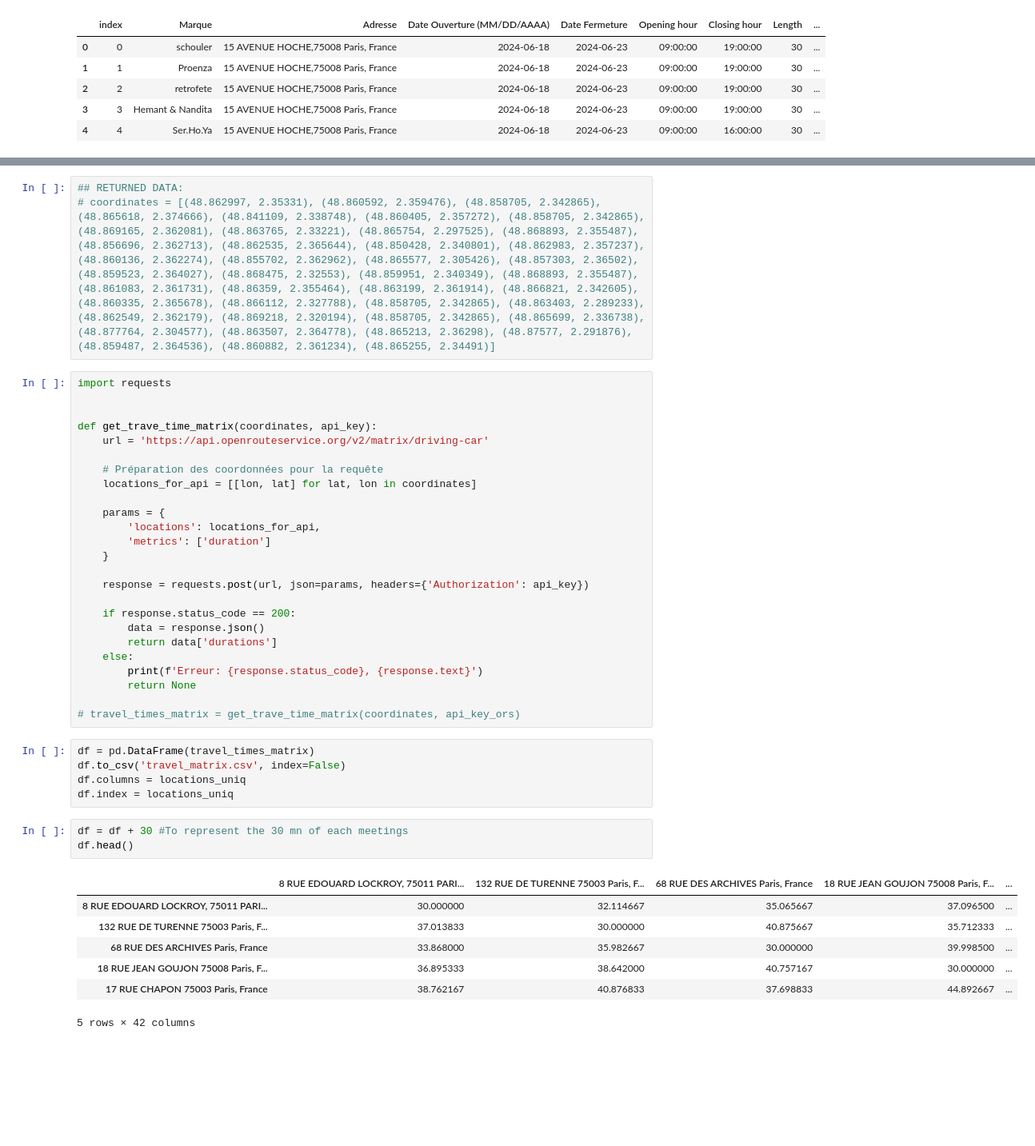
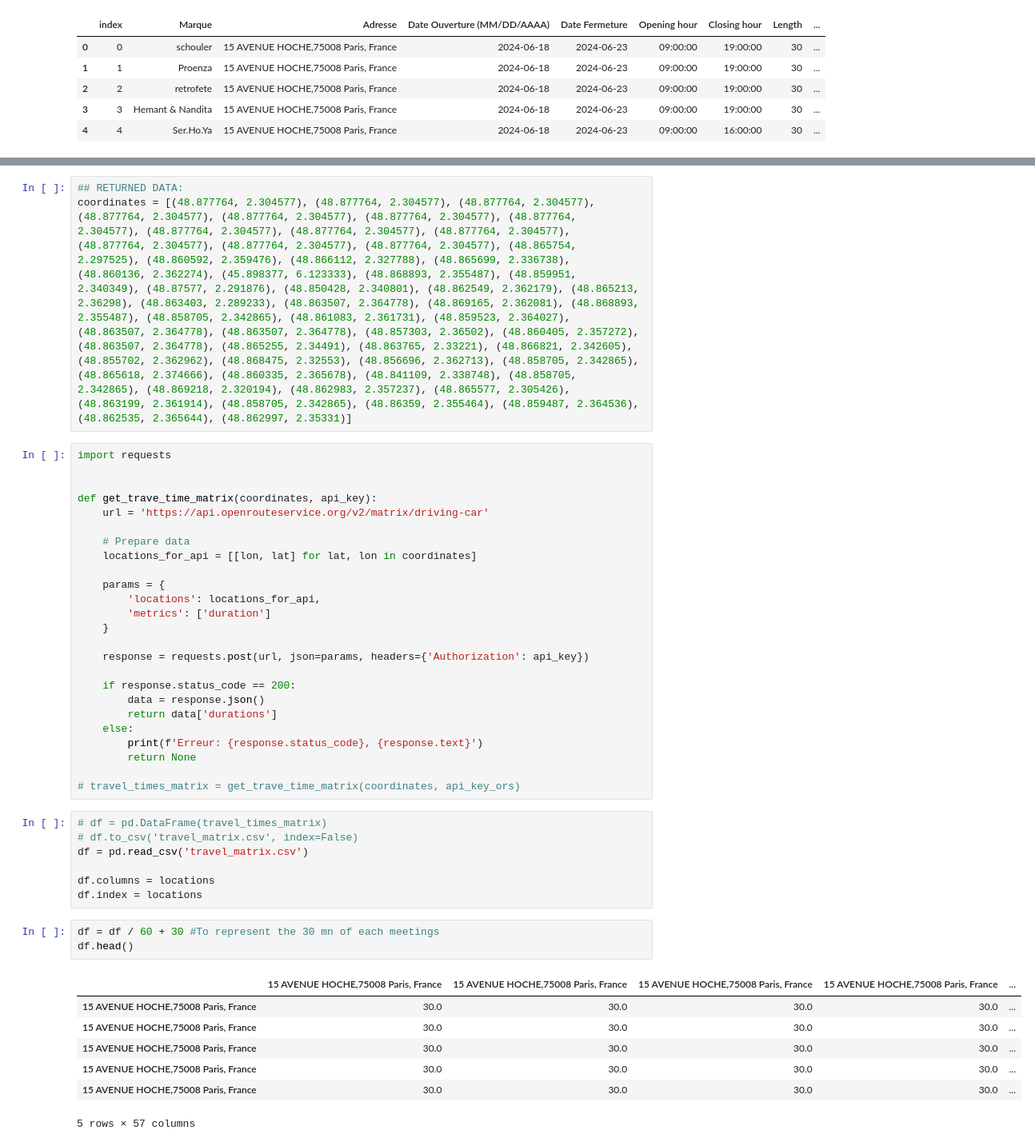
Before and after one commit to codeurEnHerbe/Analysis_and_vrptw, a Jupyter notebook: Transportation problem POC.ipynb, the cells around one changed output, grey strips where cells are left out. Shown at 80% size. Cells and saved outputs as stored; diff of their text form; blank space fills up the shorter version.

```diff
--- a/Transportation problem POC.ipynb
+++ b/Transportation problem POC.ipynb
@@ -143,6 +168,6 @@ print(locations_uniq)
 # %%
 ## RETURNED DATA:
-# coordinates = [(48.862997, 2.35331), (48.860592, 2.359476), (48.858705, 2.342865), (48.865618, 2.374666), (48.841109, 2.338748), (48.860405, 2.357272), (48.858705, 2.342865), (48.869165, 2.362081), (48.863765, 2.33221), (48.865754, 2.297525), (48.868893, 2.355487), (48.856696, 2.362713), (48.862535, 2.365644), (48.850428, 2.340801), (48.862983, 2.357237), (48.860136, 2.362274), (48.855702, 2.362962), (48.865577, 2.305426), (48.857303, 2.36502), (48.859523, 2.364027), (48.868475, 2.32553), (48.859951, 2.340349), (48.868893, 2.355487), (48.861083, 2.361731), (48.86359, 2.355464), (48.863199, 2.361914), (48.866821, 2.342605), (48.860335, 2.365678), (48.866112, 2.327788), (48.858705, 2.342865), (48.863403, 2.289233), (48.862549, 2.362179), (48.869218, 2.320194), (48.858705, 2.342865), (48.865699, 2.336738), (48.877764, 2.304577), (48.863507, 2.364778), (48.865213, 2.36298), (48.87577, 2.291876), (48.859487, 2.364536), (48.860882, 2.361234), (48.865255, 2.34491)]
+coordinates = [(48.877764, 2.304577), (48.877764, 2.304577), (48.877764, 2.304577), (48.877764, 2.304577), (48.877764, 2.304577), (48.877764, 2.304577), (48.877764, 2.304577), (48.877764, 2.304577), (48.877764, 2.304577), (48.877764, 2.304577), (48.877764, 2.304577), (48.877764, 2.304577), (48.877764, 2.304577), (48.865754, 2.297525), (48.860592, 2.359476), (48.866112, 2.327788), (48.865699, 2.336738), (48.860136, 2.362274), (45.898377, 6.123333), (48.868893, 2.355487), (48.859951, 2.340349), (48.87577, 2.291876), (48.850428, 2.340801), (48.862549, 2.362179), (48.865213, 2.36298), (48.863403, 2.289233), (48.863507, 2.364778), (48.869165, 2.362081), (48.868893, 2.355487), (48.858705, 2.342865), (48.861083, 2.361731), (48.859523, 2.364027), (48.863507, 2.364778), (48.863507, 2.364778), (48.857303, 2.36502), (48.860405, 2.357272), (48.863507, 2.364778), (48.865255, 2.34491), (48.863765, 2.33221), (48.866821, 2.342605), (48.855702, 2.362962), (48.868475, 2.32553), (48.856696, 2.362713), (48.858705, 2.342865), (48.865618, 2.374666), (48.860335, 2.365678), (48.841109, 2.338748), (48.858705, 2.342865), (48.869218, 2.320194), (48.862983, 2.357237), (48.865577, 2.305426), (48.863199, 2.361914), (48.858705, 2.342865), (48.86359, 2.355464), (48.859487, 2.364536), (48.862535, 2.365644), (48.862997, 2.35331)]
 # %%
 import requests
 
@@ -150,7 +175,7 @@ import requests
 def get_trave_time_matrix(coordinates, api_key):
     url = 'https://api.openrouteservice.org/v2/matrix/driving-car'
 
-    # Préparation des coordonnées pour la requête
+    # Prepare data
     locations_for_api = [[lon, lat] for lat, lon in coordinates]
 
     params = {
@@ -169,19 +194,21 @@ def get_trave_time_matrix(coordinates, api_key):
 
 # travel_times_matrix = get_trave_time_matrix(coordinates, api_key_ors)
 # %%
-df = pd.DataFrame(travel_times_matrix)
-df.to_csv('travel_matrix.csv', index=False)
-df.columns = locations_uniq
-df.index = locations_uniq
+# df = pd.DataFrame(travel_times_matrix)
+# df.to_csv('travel_matrix.csv', index=False)
+df = pd.read_csv('travel_matrix.csv')
+
+df.columns = locations
+df.index = locations
 # %%
-df = df + 30 #To represent the 30 mn of each meetings
+df = df / 60 + 30 #To represent the 30 mn of each meetings
 df.head()
 # %% [output]
-|  | 8 RUE EDOUARD LOCKROY, 75011 PARI... | 132 RUE DE TURENNE 75003 Paris, F... | 68 RUE DES ARCHIVES Paris, France | 18 RUE JEAN GOUJON 75008 Paris, F... | ... |
-| 8 RUE EDOUARD LOCKROY, 75011 PARI... | 30.000000 | 32.114667 | 35.065667 | 37.096500 | ... |
-| 132 RUE DE TURENNE 75003 Paris, F... | 37.013833 | 30.000000 | 40.875667 | 35.712333 | ... |
-| 68 RUE DES ARCHIVES Paris, France | 33.868000 | 35.982667 | 30.000000 | 39.998500 | ... |
-| 18 RUE JEAN GOUJON 75008 Paris, F... | 36.895333 | 38.642000 | 40.757167 | 30.000000 | ... |
-| 17 RUE CHAPON 75003 Paris, France | 38.762167 | 40.876833 | 37.698833 | 44.892667 | ... |
+|  | 15 AVENUE HOCHE,75008 Paris, France | 15 AVENUE HOCHE,75008 Paris, France | 15 AVENUE HOCHE,75008 Paris, France | 15 AVENUE HOCHE,75008 Paris, France | ... |
+| 15 AVENUE HOCHE,75008 Paris, France | 30.0 | 30.0 | 30.0 | 30.0 | ... |
+| 15 AVENUE HOCHE,75008 Paris, France | 30.0 | 30.0 | 30.0 | 30.0 | ... |
+| 15 AVENUE HOCHE,75008 Paris, France | 30.0 | 30.0 | 30.0 | 30.0 | ... |
+| 15 AVENUE HOCHE,75008 Paris, France | 30.0 | 30.0 | 30.0 | 30.0 | ... |
+| 15 AVENUE HOCHE,75008 Paris, France | 30.0 | 30.0 | 30.0 | 30.0 | ... |
-5 rows × 42 columns
+5 rows × 57 columns
 # %%
```
Also changed, not shown: parts of 12 cells of this notebook.
